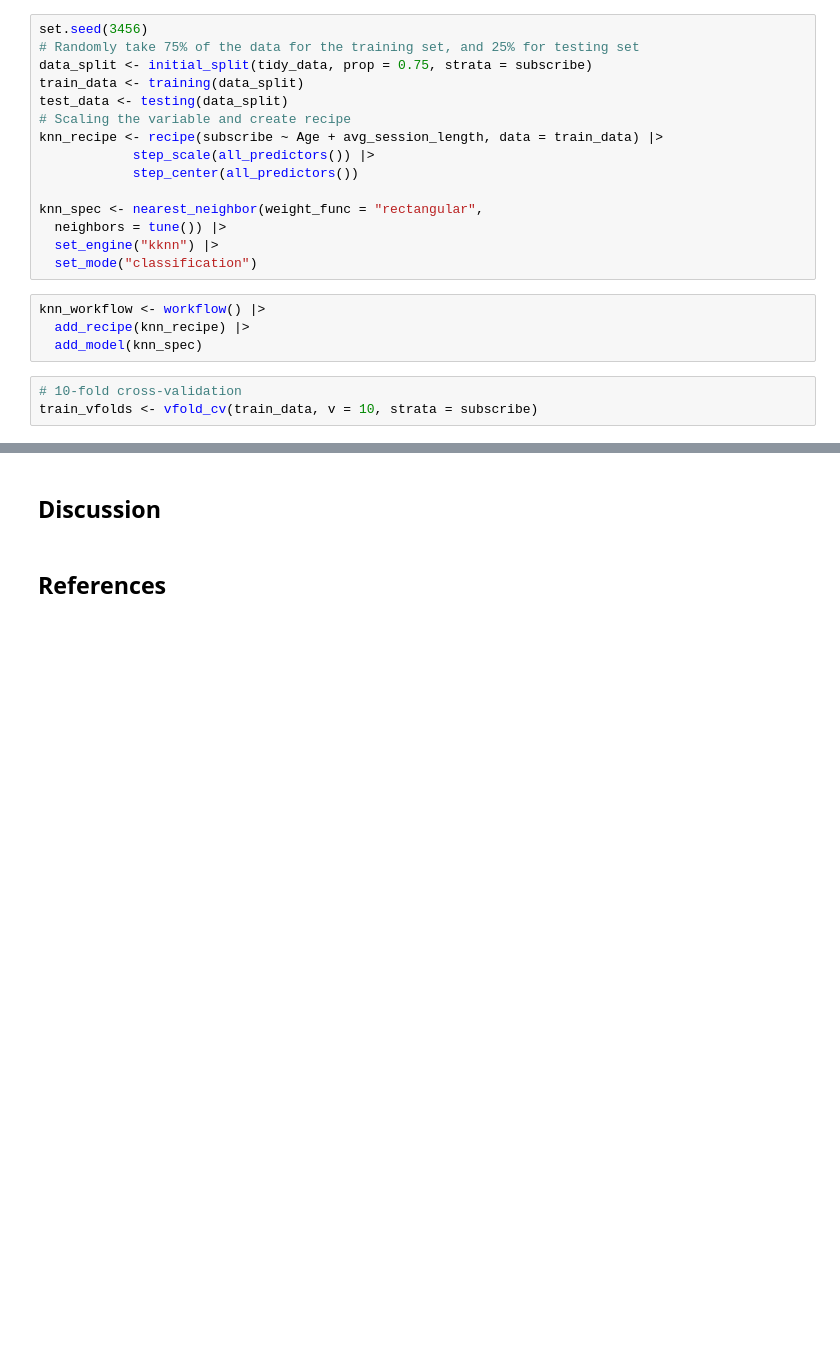
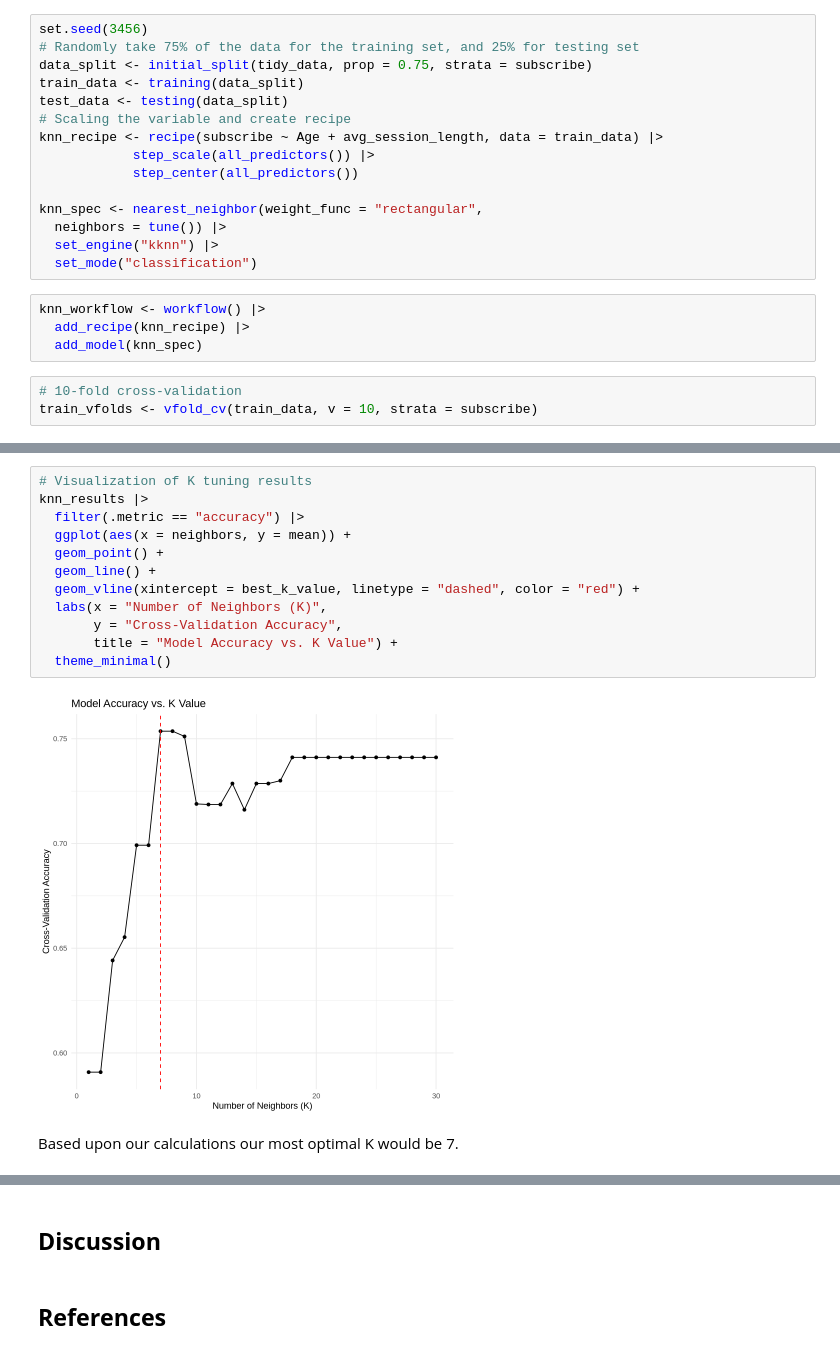
Before and after one commit to mcheng250/DSCI_Project_final_report, a Jupyter notebook: group 43 dsci project.ipynb, the cells around one changed output, grey strips where cells are left out. Drawn from its saved outputs; the diff is of its cells as text; blank space fills up the shorter version.

```diff
--- a/group 43 dsci project.ipynb
+++ b/group 43 dsci project.ipynb
@@ -220,0 +211,16 @@ A tibble: 1 × 7
+# %%
+# Visualization of K tuning results
+knn_results |>
+  filter(.metric == "accuracy") |>
+  ggplot(aes(x = neighbors, y = mean)) +
+  geom_point() +
+  geom_line() +
+  geom_vline(xintercept = best_k_value, linetype = "dashed", color = "red") +
+  labs(x = "Number of Neighbors (K)",
+       y = "Cross-Validation Accuracy",
+       title = "Model Accuracy vs. K Value") +
+  theme_minimal()
+# %% [output]
+[figure, added]
+# %% [markdown]
+Based upon our calculations our most optimal K would be 7.
```
Also changed, not shown: parts of 6 cells of this notebook.
